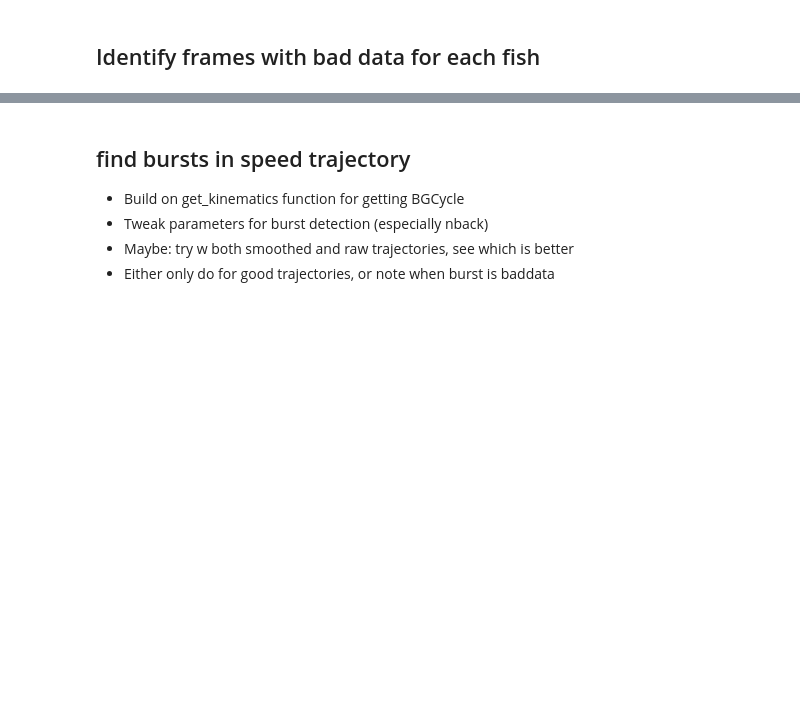
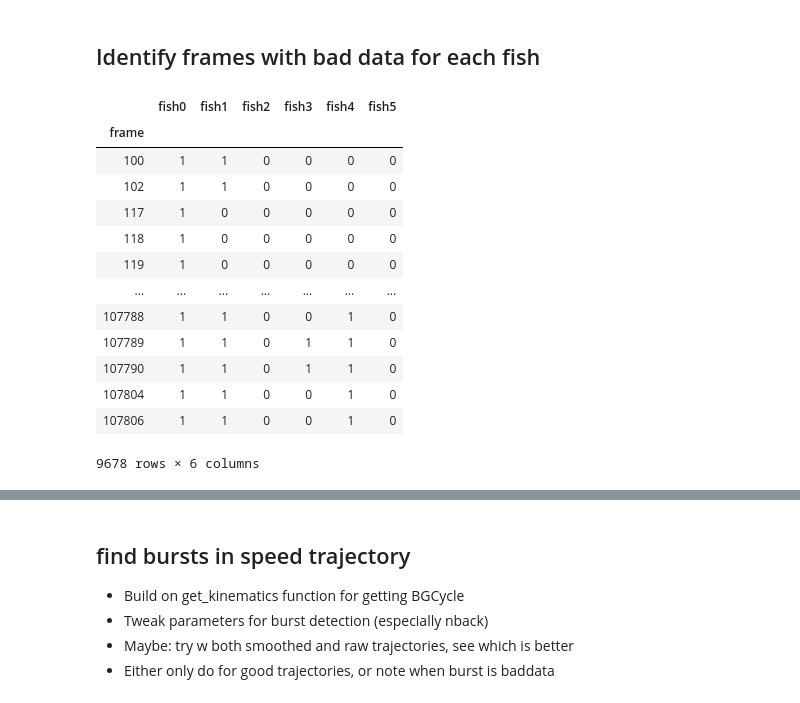
Before and after one commit to katiconen/zfish_mutants_analysis, a Jupyter notebook: get_speedstats_singlefish.ipynb, the cells around one changed output, grey strips where cells are left out. Saved outputs shown, nothing was run; the diff lists cells and outputs as text; code cells hidden in the pictures; blank space fills up the shorter version.

```diff
--- a/get_speedstats_singlefish.ipynb
+++ b/get_speedstats_singlefish.ipynb
@@ -40,2 +56,11 @@ numtrials = allnumtrials[tnum]
+# %%
+#select single trial for line and fish to include in analysis
+#(later: setup to iterate through all trials & save relevant data)
+trialnum = 0
+fishIncl = np.arange(6)
+nframes = trial_trajectories[trialnum].shape[0]
+#x = trial_trajectories[trialnum][:,fishIncl,0]
+#y = trial_trajectories[trialnum][:,fishIncl,1]
+#errs = trial_trackingerrors[trialnum][:,fishIncl]
 # %% [markdown]
 ## Identify frames with bad data for each fish
@@ -46,2 +81,21 @@ numtrials = allnumtrials[tnum]
+# %%
+#add nans/missing data to errType
+errs = trial_trackingerrors[trialnum][:,fishIncl]
+errType[errs] = 1
+# %% [output]
+|  | fish0 | fish1 | fish2 | fish3 | fish4 | fish5 |
+| frame |  |  |  |  |  |  |
+| 100 | 1 | 1 | 0 | 0 | 0 | 0 |
+| 102 | 1 | 1 | 0 | 0 | 0 | 0 |
+| 117 | 1 | 0 | 0 | 0 | 0 | 0 |
+| 118 | 1 | 0 | 0 | 0 | 0 | 0 |
+| 119 | 1 | 0 | 0 | 0 | 0 | 0 |
+| ... | ... | ... | ... | ... | ... | ... |
+| 107788 | 1 | 1 | 0 | 0 | 1 | 0 |
+| 107789 | 1 | 1 | 0 | 1 | 1 | 0 |
+| 107790 | 1 | 1 | 0 | 1 | 1 | 0 |
+| 107804 | 1 | 1 | 0 | 0 | 1 | 0 |
+| 107806 | 1 | 1 | 0 | 0 | 1 | 0 |
+9678 rows × 6 columns
 # %%
 #find flatspeed for each fish - speed does not change (or change < threshold) for >t duration; define as baddata
```
Also changed, not shown: parts of 11 cells of this notebook.
